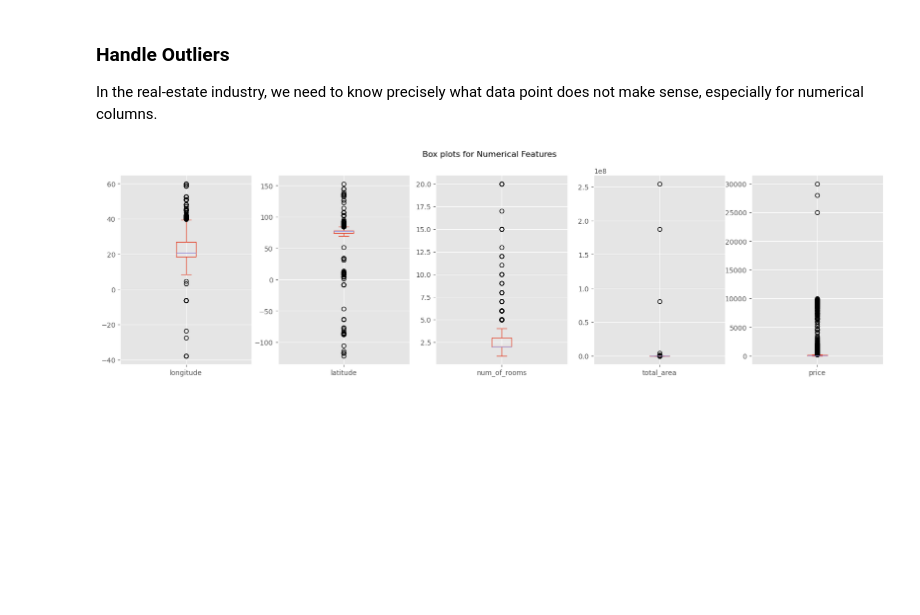
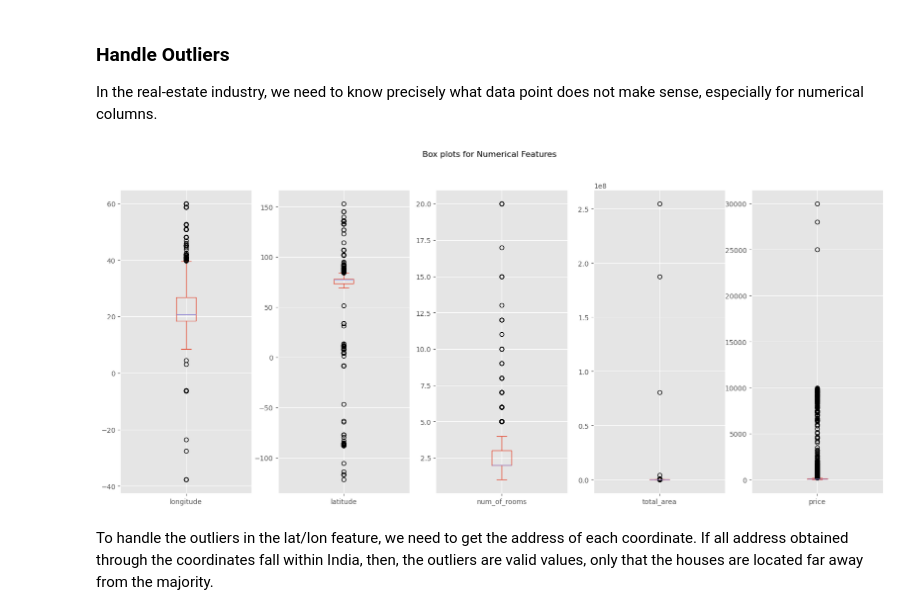
Before and after one commit to mobadara/housing-in-india, a Jupyter notebook: notebooks/data-cleaning-and-feature-engineering.ipynb, the cells around one changed output. Cells and saved outputs as stored; diff of their text form; code cells hidden in the pictures; blank space fills up the shorter version.

```diff
--- a/notebooks/data-cleaning-and-feature-engineering.ipynb
+++ b/notebooks/data-cleaning-and-feature-engineering.ipynb
@@ -121,8 +132,10 @@ df.head()
 In the real-estate industry, we need to know precisely what data point does not make sense, especially for numerical columns.
 # %%
 df[['longitude', 'latitude', 'num_of_rooms', 'total_area', 'price']]\
-    .plot(kind='box', subplots=True, layout=(1, 5), figsize=(20, 5))
+    .plot(kind='box', subplots=True, layout=(1, 5), figsize=(20, 8))
 plt.suptitle('Box plots for Numerical Features')
 plt.show()
 # %% [output]
-[figure, old version]
+[figure, new version]
+# %% [markdown]
+To handle the outliers in the lat/lon feature, we need to get the address of each coordinate. If all address obtained through the coordinates fall within India, then, the outliers are valid values, only that the houses are located far away from the majority.
```
Also changed, not shown: parts of 2 cells of this notebook, 1 other file.
